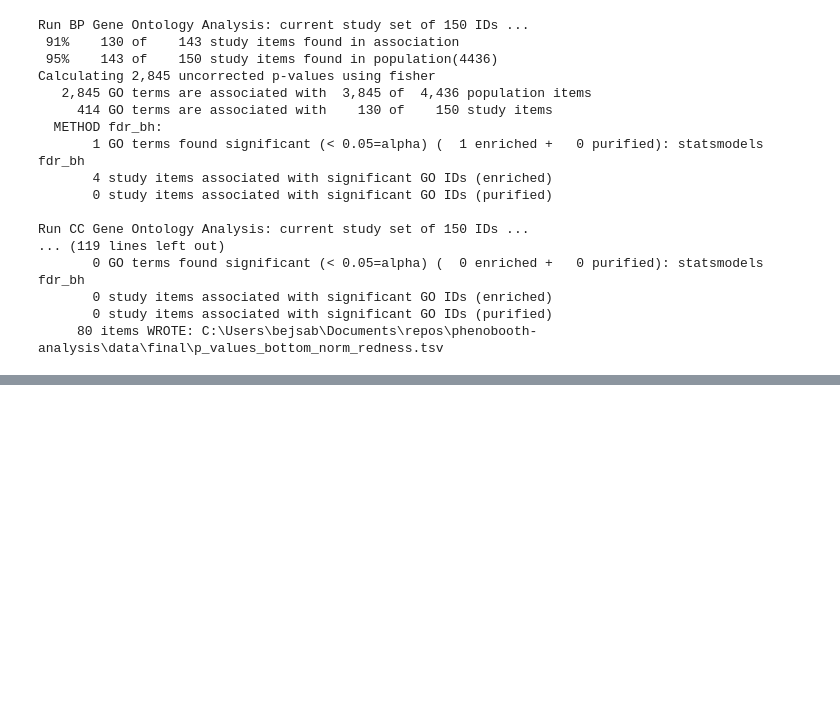
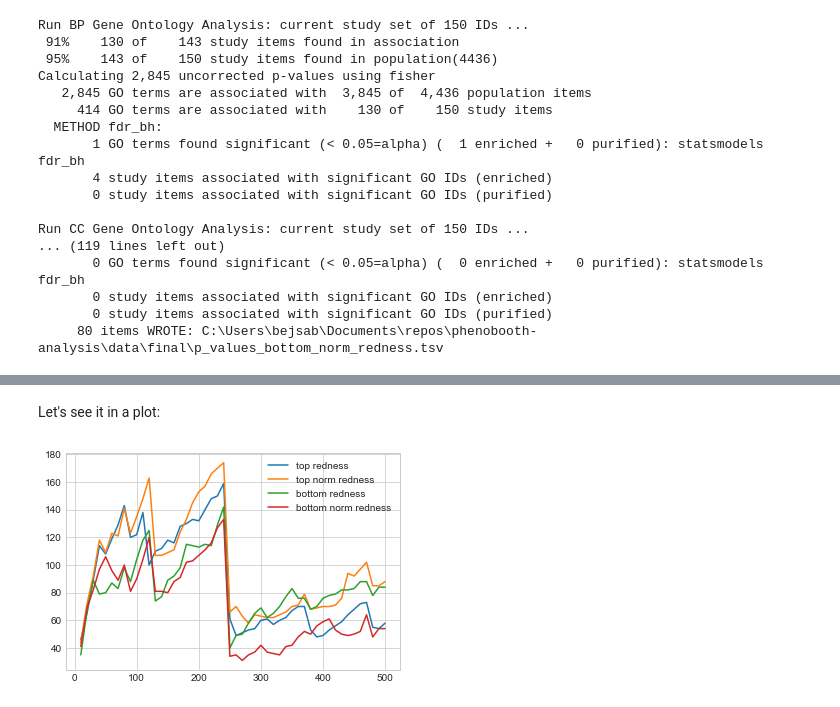
Before and after one commit to computer-aided-biotech/phenobooth-analysis, a Jupyter notebook: code/over_representation_analysis.ipynb, the cells around one changed output, grey strips where cells are left out. Drawn from its saved outputs; the diff is of its cells as text; code cells hidden in the pictures; blank space fills up the shorter version.

Commit message:
feat: plot with changes in size

```diff
--- a/code/over_representation_analysis.ipynb
+++ b/code/over_representation_analysis.ipynb
@@ -486,18 +486,21 @@ Run CC Gene Ontology Analysis: current study set of 100 IDs ...
 Still nothing significant, although the number of uncorrected p-values below 0.05 increases for all conditions. We will then make a function that changes the total size of genes assesed to find something significant:
 # %%
 # Function that returns the number of significant p-values according to the fdr_bh test:
-def goea_return_nsig(data, group_name):
+def goea_return_nsig(data, group_name, test):
     goea_results_all = goeaobj.run_study(list(data[group_name]))
-    goea_results_sig = [r for r in goea_results_all if r.p_fdr_bh < 0.05]
+    if test == "fdr_bh":
+        goea_results_sig = [r for r in goea_results_all if r.p_fdr_bh < 0.05]
+    elif test == "uncorrected":
+        goea_results_sig = [r for r in goea_results_all if r.p_uncorrected < 0.05]
     return len(goea_results_sig)
 
 # Call the function in a loop that goes through all group sizes (in multiples of 10) and records the number of significant GO terms:
 nsig = list()
 for n in range(10, 501, 10):
-    nt = goea_return_nsig(data.head(n), "top_redness")
-    ntn = goea_return_nsig(data.head(n), "top_norm_redness")
-    nb = goea_return_nsig(data.head(n), "bottom_redness")
-    nbn = goea_return_nsig(data.head(n), "bottom_norm_redness")
+    nt = goea_return_nsig(data.head(n), "top_redness", "fdr_bh")
+    ntn = goea_return_nsig(data.head(n), "top_norm_redness", "fdr_bh")
+    nb = goea_return_nsig(data.head(n), "bottom_redness", "fdr_bh")
+    nbn = goea_return_nsig(data.head(n), "bottom_norm_redness", "fdr_bh")
     nsig.append([n, nt, ntn, nb, nbn])
 # %% [output]
 Run BP Gene Ontology Analysis: current study set of 10 IDs ...
@@ -564,0 +570,8 @@ Run CC Gene Ontology Analysis: current study set of 150 IDs ...
+# %%
+nsig = list()
+for n in range(10, 501, 10):
+    nt = goea_return_nsig(data.head(n), "top_redness", "uncorrected")
+    ntn = goea_return_nsig(data.head(n), "top_norm_redness", "uncorrected")
+    nb = goea_return_nsig(data.head(n), "bottom_redness", "uncorrected")
+    nbn = goea_return_nsig(data.head(n), "bottom_norm_redness", "uncorrected")
+    nsig.append([n, nt, ntn, nb, nbn])
@@ -564,0 +616,20 @@ Run CC Gene Ontology Analysis: current study set of 150 IDs ...
+# %% [markdown]
+Let's see it in a plot:
+# %%
+# Import plotting stuff:
+%matplotlib inline
+import matplotlib.pyplot as plt
+plt.style.use('seaborn-whitegrid')
+
+# Axis:
+fig = plt.figure()
+ax = plt.axes()
+
+# Data:
+line1 = ax.plot([row[0] for row in nsig], [row[1] for row in nsig], label='top redness')
+line2 = ax.plot([row[0] for row in nsig], [row[2] for row in nsig], label='top norm redness')
+line3 = ax.plot([row[0] for row in nsig], [row[3] for row in nsig], label='bottom redness')
+line4 = ax.plot([row[0] for row in nsig], [row[4] for row in nsig], label='bottom norm redness')
+ax.legend();
+# %% [output]
+[figure, added]
```
Also changed, not shown: parts of 5 cells of this notebook, 1 other file.
